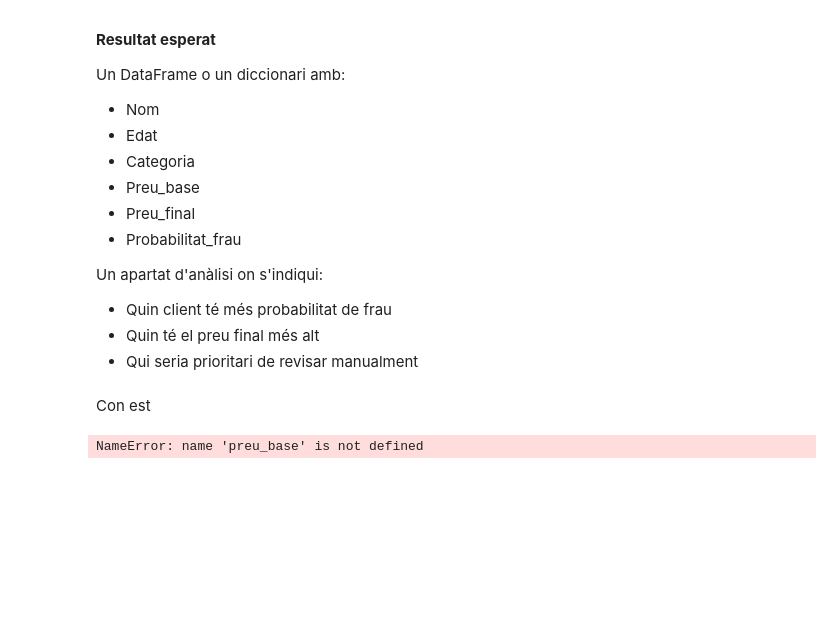
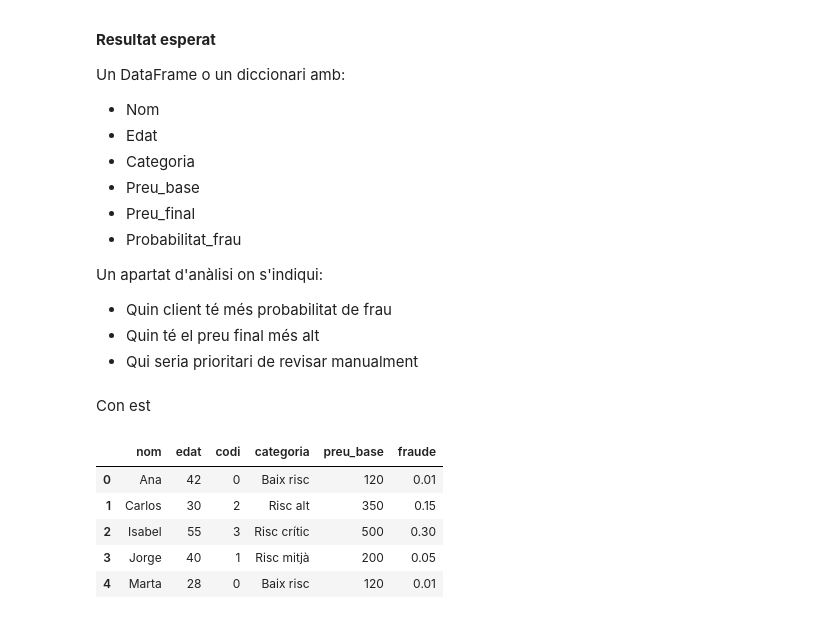
Before and after one commit to DanielSan33-4/ITA.Sprint07, a Jupyter notebook: Sprint07.ipynb, the cells around one changed output. Saved outputs shown, nothing was run; the diff lists cells and outputs as text; code cells hidden in the pictures; blank space fills up the shorter version.

```diff
--- a/Sprint07.ipynb
+++ b/Sprint07.ipynb
@@ -607,8 +609,15 @@ def preu_client(llista_p, dicc_p):
   nivells_df = pd.DataFrame.from_dict(nivells_seguro, orient="index")
   resultat = clients_df.merge(nivells_df, left_on="codi", right_index=True, how="left")
   return resultat
-# %%
-preu_final = preu_base * (1 + edat/100)
-resultat["preu_final"] = resultat["preu_base"] * (1 + resultat["edat"]/100)
-# %% [output]
-NameError: name 'preu_base' is not defined
+# %%
+clients_df = pd.DataFrame(clients)
+nivells_df = pd.DataFrame.from_dict(nivells_seguro, orient="index")
+resultat = clients_df.merge(nivells_df, left_on="codi", right_index=True, how="left")
+resultat
+# %% [output]
+|  | nom | edat | codi | categoria | preu_base | fraude |
+| 0 | Ana | 42 | 0 | Baix risc | 120 | 0.01 |
+| 1 | Carlos | 30 | 2 | Risc alt | 350 | 0.15 |
+| 2 | Isabel | 55 | 3 | Risc crític | 500 | 0.30 |
+| 3 | Jorge | 40 | 1 | Risc mitjà | 200 | 0.05 |
+| 4 | Marta | 28 | 0 | Baix risc | 120 | 0.01 |
```
Also changed, not shown: parts of 5 cells of this notebook.
